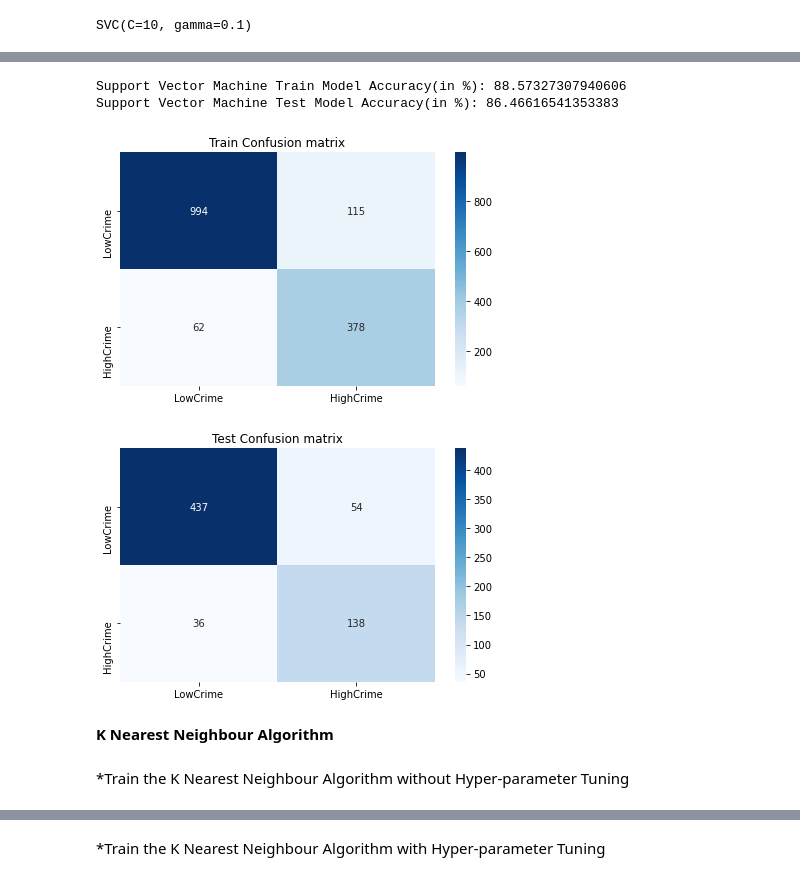
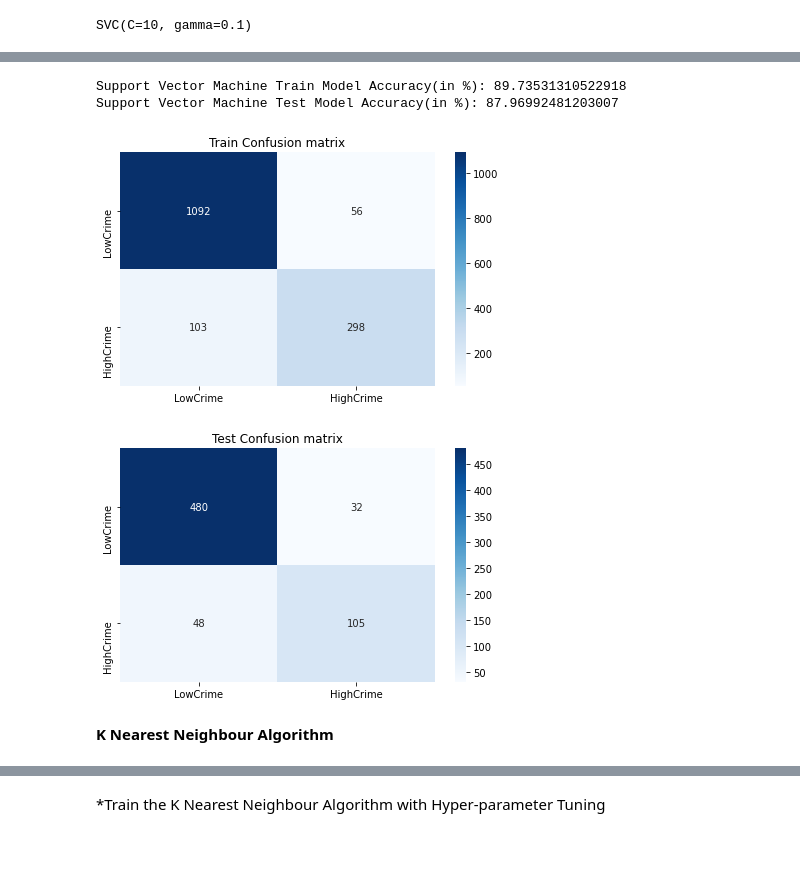
Before and after one commit to blueriver212/Crime_Prediction_ML, a Jupyter notebook: IB_FINAL.ipynb, the cells around one changed output, grey strips where cells are left out. Cells and saved outputs as stored; diff of their text form; code cells hidden in the pictures; blank space fills up the shorter version.

```diff
--- a/IB_FINAL.ipynb
+++ b/IB_FINAL.ipynb
@@ -50,21 +44,0 @@ def plot_confusion_matrix(train_pred, train, dom):
-# %%
-# train default Support Vector Classifier
-default_SVC_model = SVC()
-default_SVC_model.fit(x_train, y_train)
-
-# Perform k-fold validation on training data
-kfold_scores = {}
-for i in range(2,12):
-    kf =KFold(n_splits=i, shuffle=True, random_state=42)
-    score = cross_val_score(default_SVC_model, x_train, y_train, cv= kf, scoring="accuracy")
-    res = {str(i): score.mean()}
-    kfold_scores.update(res)
-
-for key in kfold_scores:
-    plt.bar([key], kfold_scores[key], label=key, color=(0.2, 0.4, 0.6, 0.6))
-
-plt.title('K-Fold vs Train Data Accuracy')
-plt.xlabel('K')
-plt.ylabel('Accuracy')
-plt.ylim(0.834, 0.845)
-plt.show()
@@ -193,18 +142,13 @@ Standard Deviation in score: 0.02
 # %%
 # Compare train & test data
-y_train_pred = SVM_clf.predict(x_train)
-y_test_pred = SVM_clf.predict(x_test)
-
-print(f'Support Vector Machine Train Model Accuracy(in %): {metrics.accuracy_score(y_train_pred,y_train)*100}')
-print(f'Support Vector Machine Test Model Accuracy(in %): {metrics.accuracy_score(y_test_pred,y_test)*100}')
-plot_confusion_matrix(y_train_pred,y_train,dom='Train')
-plot_confusion_matrix(y_test_pred,y_test,dom='Test')
+print(f'Support Vector Machine Train Model Accuracy(in %): {metrics.accuracy_score(y_train, y_train_pred)*100}')
+print(f'Support Vector Machine Test Model Accuracy(in %): {metrics.accuracy_score(y_test, y_test_pred)*100}')
+plot_confusion_matrix(y_train, y_train_pred,dom='Train')
+plot_confusion_matrix(y_test, y_test_pred,dom='Test')
 # %% [output]
-Support Vector Machine Train Model Accuracy(in %): 88.57327307940606
-Support Vector Machine Test Model Accuracy(in %): 86.46616541353383
+Support Vector Machine Train Model Accuracy(in %): 89.73531310522918
+Support Vector Machine Test Model Accuracy(in %): 87.96992481203007
-[figure, old version]
+[figure, new version]
-[figure, old version]
+[figure, new version]
 # %% [markdown]
 **K Nearest Neighbour Algorithm**
-# %% [markdown]
-*Train the K Nearest Neighbour Algorithm without Hyper-parameter Tuning
```
Also changed, not shown: parts of 21 cells of this notebook.
